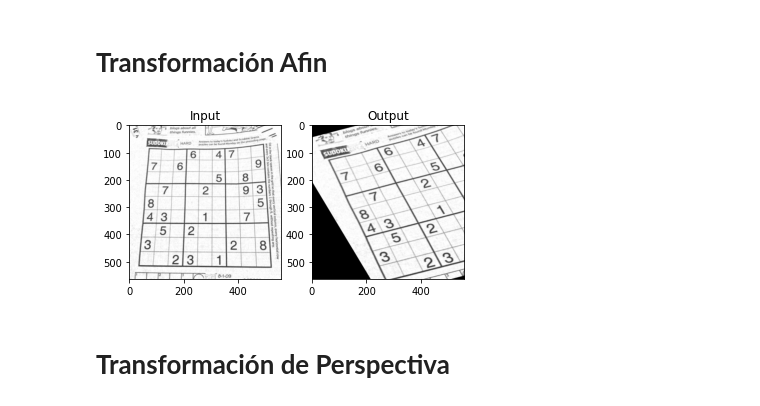
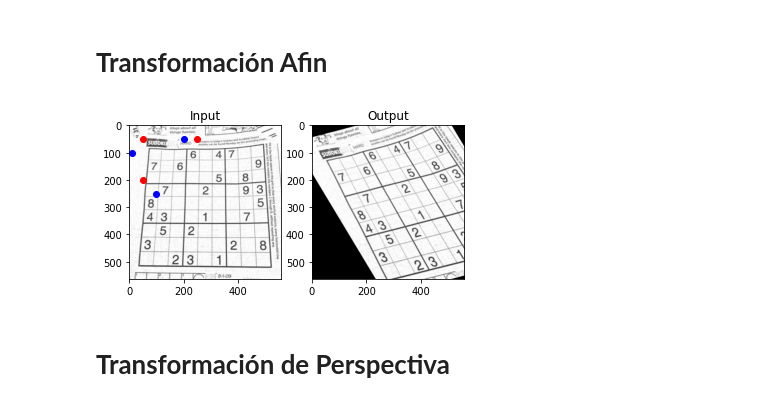
Before and after one commit to waltermayor/DigitalImageProcessing_colab, a Jupyter notebook: TransformacionesGeome.ipynb, the cells around one changed output. Saved outputs shown, nothing was run; the diff lists cells and outputs as text; code cells hidden in the pictures.

```diff
--- a/TransformacionesGeome.ipynb
+++ b/TransformacionesGeome.ipynb
@@ -116,20 +103,27 @@ plt.show()
 # %%
 img = cv2.imread('sudoku.png')
 img=cv2.cvtColor(img,cv2.COLOR_BGR2RGB)
 rows,cols,ch = img.shape
 
-pts1 = np.float32([[50,50],[200,50],[50,200]])
+pts1 = np.float32([[50,50],[250,50],[50,200]])
 pts2 = np.float32([[10,100],[200,50],[100,250]])
+
+xE=[50,250,50]
+yE=[50,50,200]
+xS=[10,200,100]
+yS=[100,50,250]
 
 M = cv2.getAffineTransform(pts1,pts2)
 
 dst = cv2.warpAffine(img,M,(cols,rows))
 
 plt.subplot(121),plt.imshow(img),plt.title('Input')
+plt.scatter(xE,yE,color='r')
+plt.scatter(xS,yS,color='b')
 plt.subplot(122),plt.imshow(dst),plt.title('Output')
 plt.show()
 # %% [output]
-[figure, old version]
+[figure, new version]
 # %% [markdown]
 # **Transformación de Perspectiva**
 # %%
```
Also changed, not shown: parts of 3 cells of this notebook.
